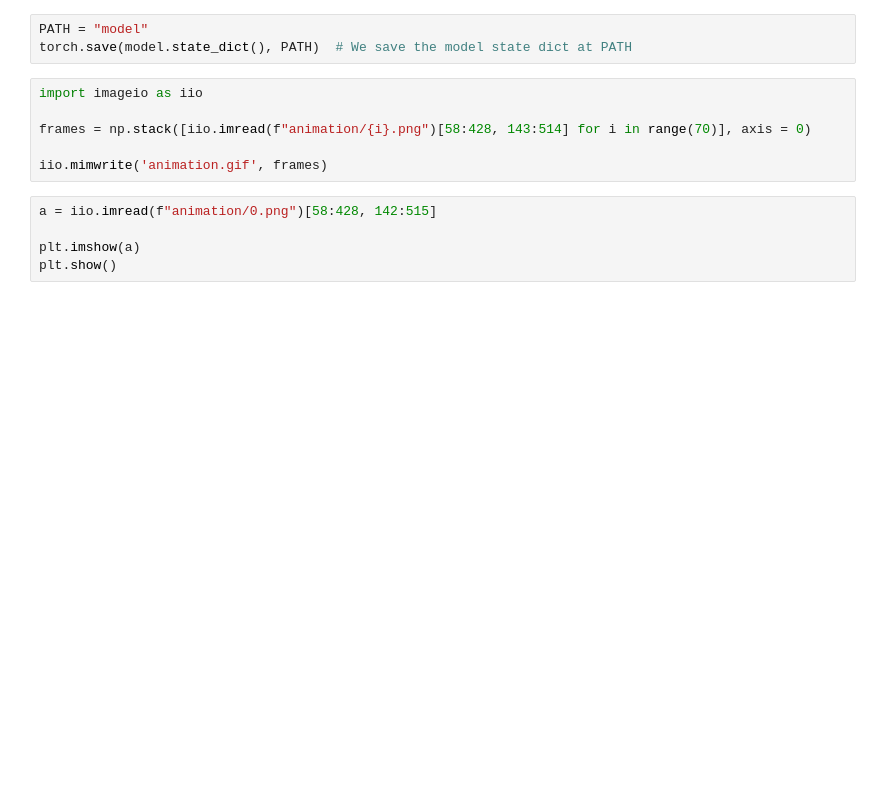
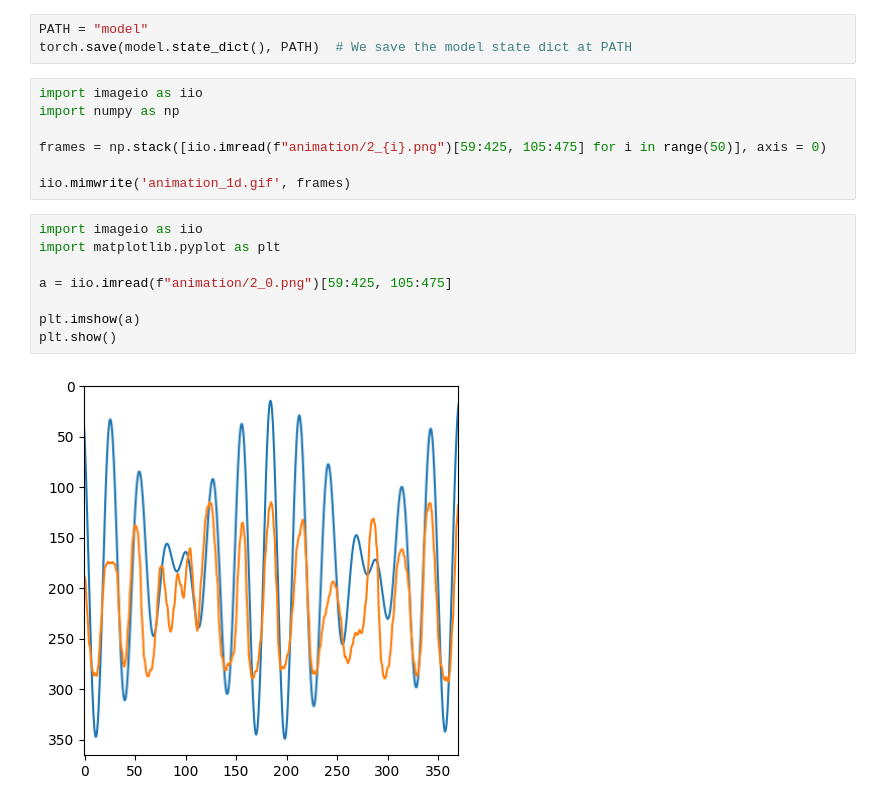
Before and after one commit to GabrielCMG/ProjetDeepLearning, a Jupyter notebook: AE_MNIST.ipynb, the cells around one changed output. Drawn from its saved outputs; the diff is of its cells as text; blank space fills up the shorter version.

```diff
--- a/AE_MNIST.ipynb
+++ b/AE_MNIST.ipynb
@@ -337,12 +337,18 @@ PATH = "model"
 torch.save(model.state_dict(), PATH)  # We save the model state dict at PATH
 # %%
 import imageio as iio
+import numpy as np
 
-frames = np.stack([iio.imread(f"animation/{i}.png")[58:428, 143:514] for i in range(70)], axis = 0)
+frames = np.stack([iio.imread(f"animation/2_{i}.png")[59:425, 105:475] for i in range(50)], axis = 0)
 
-iio.mimwrite('animation.gif', frames)
+iio.mimwrite('animation_1d.gif', frames)
 # %%
-a = iio.imread(f"animation/0.png")[58:428, 142:515]
+import imageio as iio
+import matplotlib.pyplot as plt
+
+a = iio.imread(f"animation/2_0.png")[59:425, 105:475]
 
 plt.imshow(a)
 plt.show()
+# %% [output]
+[figure, added]
```
Also changed, not shown: 8 other files.
